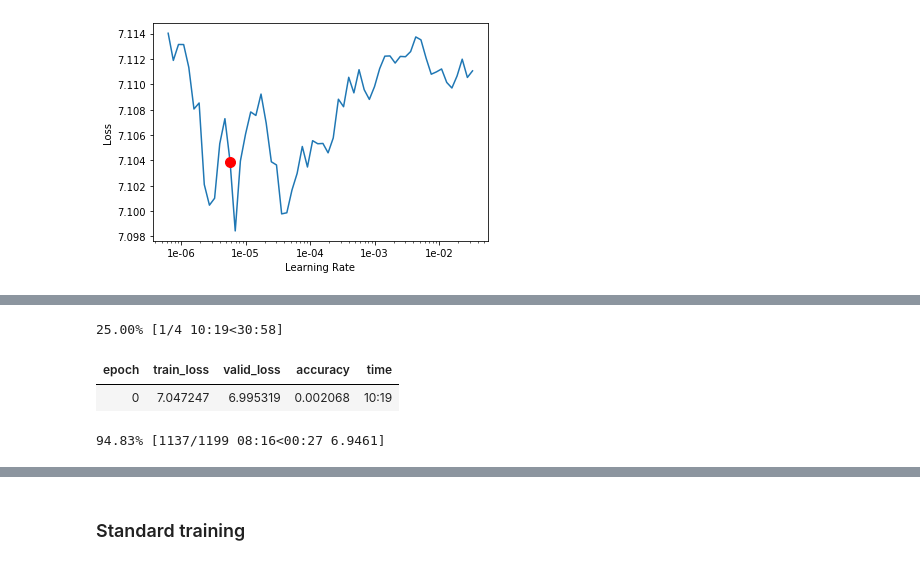
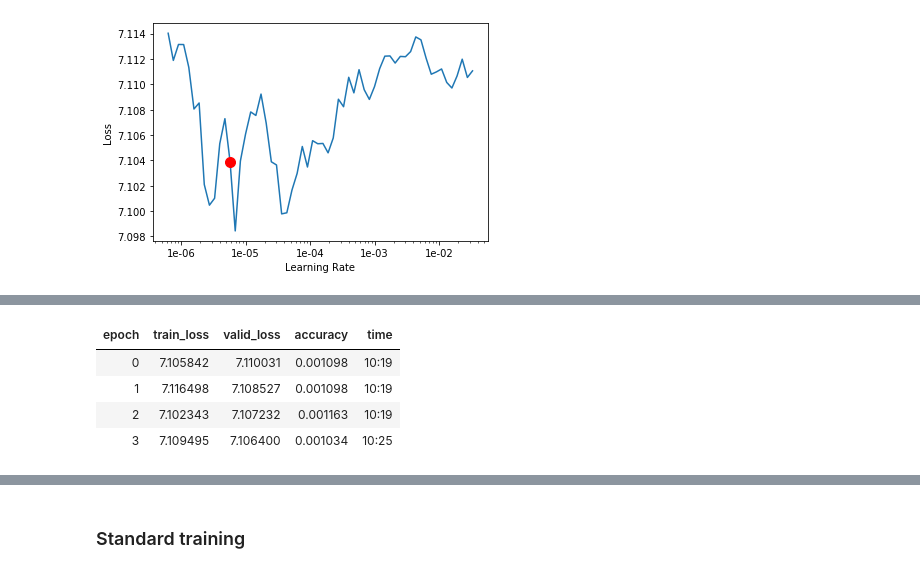
Before and after one commit to MicPie/recursion-cellular-image-classification, a Jupyter notebook: rcic_v40_efficientnet-b4_Mish_Ranger_LabelSmoothingLoss.ipynb, the cells around one changed output, grey strips where cells are left out. Saved outputs shown, nothing was run; the diff lists cells and outputs as text; code cells hidden in the pictures.

```diff
--- a/rcic_v40_efficientnet-b4_Mish_Ranger_LabelSmoothingLoss.ipynb
+++ b/rcic_v40_efficientnet-b4_Mish_Ranger_LabelSmoothingLoss.ipynb
@@ -179,8 +179,8 @@ color_augmentation = TfmPixel(_color_augmentation)
 #sz, bs = 300, 8*4 # FP16: 7805MiB /  7952MiB
 
 # EfficientNet-B4
-#sz, bs = 380, 8  # 7796MiB /  7952MiB
-sz, bs = 380, 8*6 # FP16 FOR HEAD PRETRAINING
+#sz, bs = 380, 8*6 # FP16 FOR HEAD PRETRAINING
+sz, bs = 380, 8  #
 # %%
 sz, bs
 # %% [output]
@@ -869,7 +869,7 @@ opt_func = partial(Ranger, betas=(0.95,0.99), eps=1e-4) # FP16 !!!
 # %%
 learn = Learner(data, adacos_efficientnet, wd=1e-2, opt_func=opt_func,
                bn_wd=False, true_wd=True, loss_func=LabelSmoothingCrossEntropy(),
-               metrics=[accuracy], callback_fns=[CSVLogger, AppendBatchTargs]).to_fp16()
+               metrics=[accuracy], callback_fns=[AppendBatchTargs])#.to_fp16()
 # %%
 #learn = Learner(data, adacos_efficientnet, metrics=[accuracy],
 #                callback_fns=[CSVLogger, AppendBatchTargs])#.to_fp16()
@@ -975,9 +977,10 @@ Min loss divided by 10: 6.92E-07
 # %%
-flattenAnneal(learn, 1e-4, 4, 0.7)
+flattenAnneal(learn, 1e-6, 4, 0.7)
 # %% [output]
-25.00% [1/4 10:19<30:58]
 | epoch | train_loss | valid_loss | accuracy | time |
-| 0 | 7.047247 | 6.995319 | 0.002068 | 10:19 |
+| 0 | 7.105842 | 7.110031 | 0.001098 | 10:19 |
+| 1 | 7.116498 | 7.108527 | 0.001098 | 10:19 |
+| 2 | 7.102343 | 7.107232 | 0.001163 | 10:19 |
+| 3 | 7.109495 | 7.106400 | 0.001034 | 10:25 |
-94.83% [1137/1199 08:16<00:27 6.9461]
 # %%
 learn.recorder.plot_losses()
```
Also changed, not shown: parts of 49 cells of this notebook, 2 other files.
